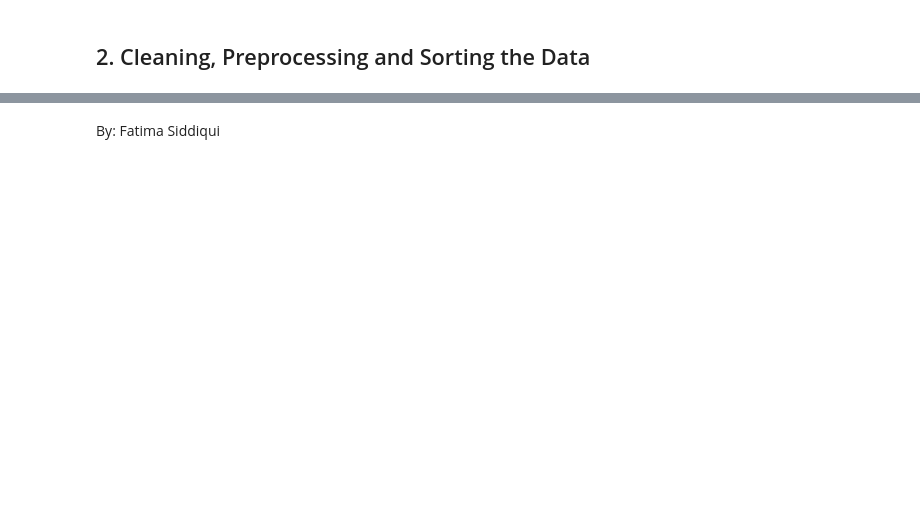
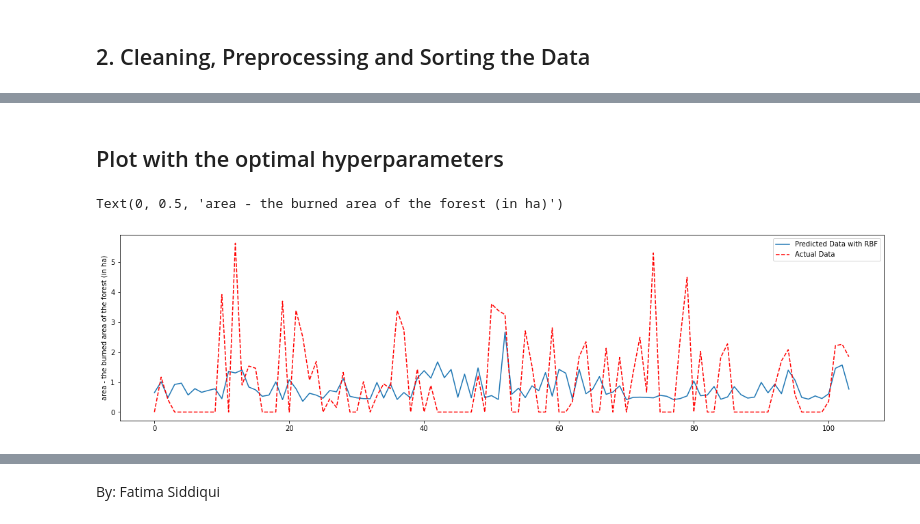
Before and after one commit to blipblopblop/Predicting-Spread-of-Wildfires, a Jupyter notebook: PredictingWildfireSpread.ipynb, the cells around one changed output, grey strips where cells are left out. Saved outputs shown, nothing was run; the diff lists cells and outputs as text; code cells hidden in the pictures; blank space fills up the shorter version.

```diff
--- a/PredictingWildfireSpread.ipynb
+++ b/PredictingWildfireSpread.ipynb
@@ -380,0 +271,11 @@ https://jonchar.net/notebooks/SVM/
+# %%
+parameters = {'kernel':('rbf','poly','sigmoid'),'C': [40, 40.2, 40.5],'gamma':[0.1, 0.08, 0.4], 'epsilon':[0.1, 0.2, 0.3, 0.4]}
+
+
+svr5 = SVR()
+svr_cv5 = GridSearchCV(svr,parameters)
+svr_cv5.fit(X_train, (Y_train))
+print("tuned hyperparamters  :(best parameters) ",svr_cv5.best_params_)
+print("accuracy :",svr_cv5.best_score_)
+yhat_svr_cv5 = svr_cv5.predict(X_test)
+print(svr_cv5.score(X,Y), mae(Y_test, yhat_svr_cv5))
@@ -380,0 +286,11 @@ https://jonchar.net/notebooks/SVM/
+# %%
+parameters = {'kernel':('rbf','poly','sigmoid'),'C': [40, 40.1, 40.2],'gamma':[0.09, 0.085, 0.080], 'epsilon':[0.40, 0.42, 0.44]}
+
+
+svr7 = SVR()
+svr_cv7 = GridSearchCV(svr7,parameters)
+svr_cv7.fit(X_train, (Y_train))
+print("tuned hyperparamters  :(best parameters) ",svr_cv7.best_params_)
+print("accuracy :",svr_cv7.best_score_)
+yhat_svr_cv7 = svr_cv7.predict(X_test)
+print(svr_cv7.score(X,Y), mae(Y_test, yhat_svr_cv7))
@@ -380,0 +301,11 @@ https://jonchar.net/notebooks/SVM/
+# %%
+parameters = {'kernel':('rbf','poly','sigmoid'),'C': [40, 40.1, 40.05],'gamma':[0.08, 0.075, 0.070], 'epsilon':[0.44, 0.45, 0.47]}
+
+
+svr8 = SVR()
+svr_cv8 = GridSearchCV(svr8,parameters)
+svr_cv8.fit(X_train, (Y_train))
+print("tuned hyperparamters  :(best parameters) ",svr_cv8.best_params_)
+print("accuracy :",svr_cv8.best_score_)
+yhat_svr_cv8 = svr_cv8.predict(X_test)
+print(svr_cv8.score(X,Y), mae(Y_test, yhat_svr_cv8))
@@ -380,0 +338,11 @@ https://jonchar.net/notebooks/SVM/
+# %% [markdown]
+## Plot with the optimal hyperparameters
+# %%
+plt.figure(figsize=(20,5))
+plt.plot(yhat_svr_cv8)
+plt.plot(Y_test, 'r--')
+plt.legend(['Predicted Data with RBF', 'Actual Data'])
+plt.ylabel("area - the burned area of the forest (in ha)")
+# %% [output]
+Text(0, 0.5, 'area - the burned area of the forest (in ha)')
+[figure, added]
```
Also changed, not shown: parts of 60 cells of this notebook.
